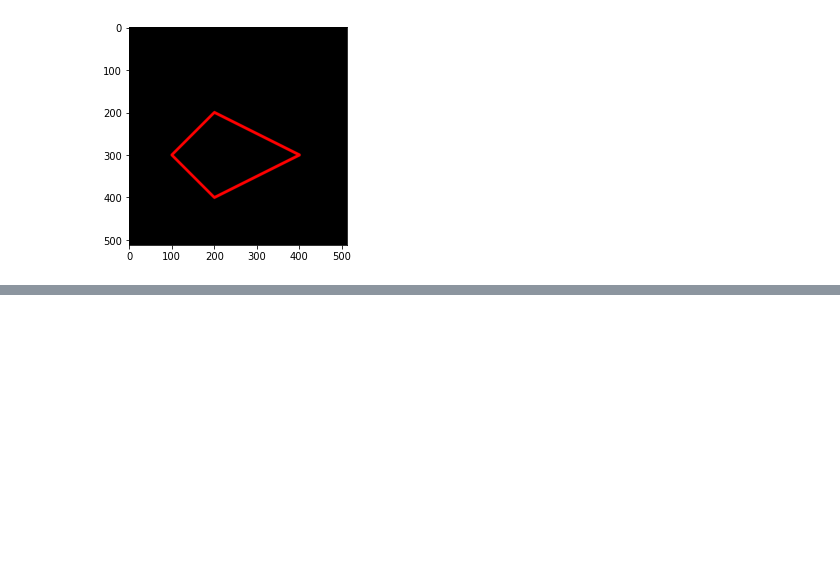
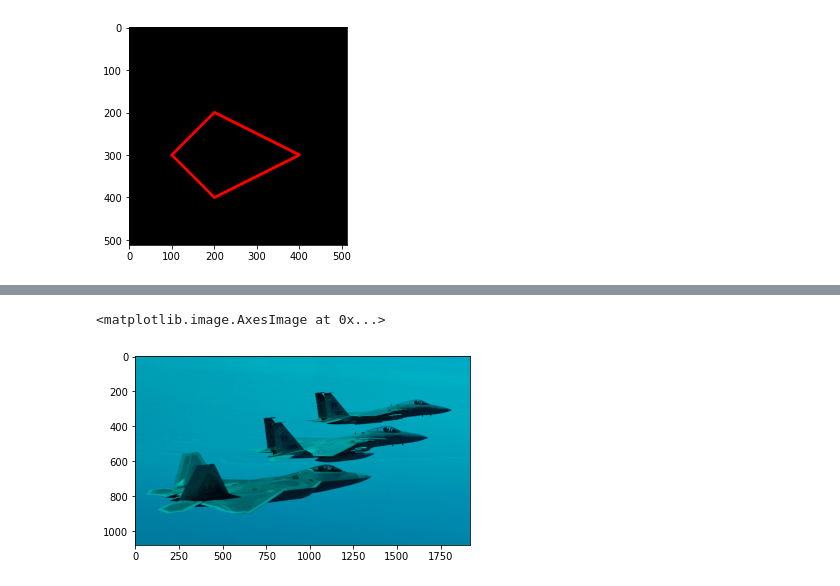
Before and after one commit to Wahjoe45/PCVK_GENAP_2023, a Jupyter notebook: week2.ipynb, the cells around one changed output, grey strips where cells are left out. Drawn from its saved outputs; the diff is of its cells as text; code cells hidden in the pictures; blank space fills up the shorter version.

```diff
--- a/week2.ipynb
+++ b/week2.ipynb
@@ -158,0 +162,11 @@ plt.imshow(redblue)
+# %%
+# Tugas 2 menampilkan channel green dan blue pada gambar
+img = cv.imread('/content/drive/MyDrive/Fighter01.jpg')
+greenblue = cv.cvtColor(img,cv.COLOR_BGR2RGB) # Convert BGR ke RGB
+R,G,B = cv.split(greenblue)
+zeros = np.zeros(greenblue.shape[:2], dtype="uint8") # fungsi zeros untuk membuat semua matriks menjadi bernilai 0
+gb = cv.merge([zeros,G,B]) # Membuat warna green blue dengan cara memrubah nilai pada channel red menjadi zero
+plt.imshow(gb)
+# %% [output]
+<matplotlib.image.AxesImage at 0x...>
+[figure, added]
```
Also changed, not shown: parts of 9 cells of this notebook.
